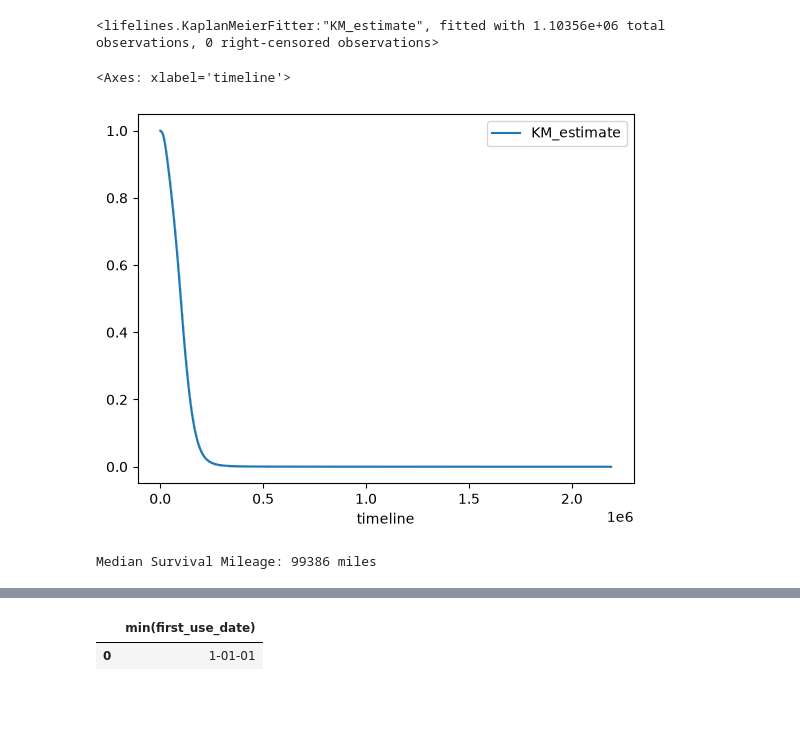
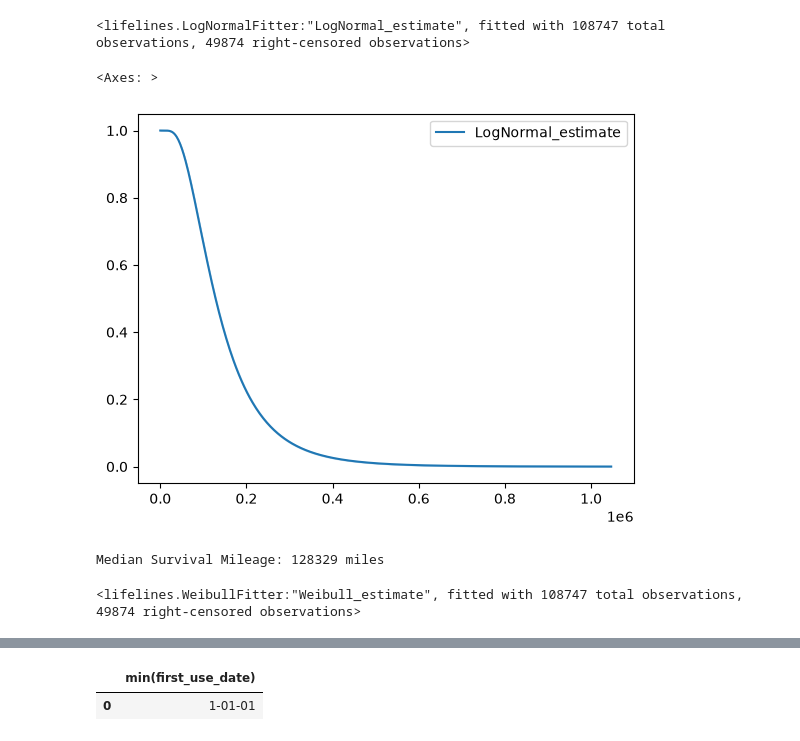
Before and after one commit to Nasser-Sanchez/UK-MOT-Reliability-Analysis, a Jupyter notebook: notebooks/survival_analysis.ipynb, the cells around one changed output, grey strips where cells are left out. Cells and saved outputs as stored; diff of their text form; code cells hidden in the pictures; blank space fills up the shorter version.

Commit message:
experiment with lognormal and weibull survival models

```diff
--- a/notebooks/survival_analysis.ipynb
+++ b/notebooks/survival_analysis.ipynb
@@ -91,27 +50,34 @@ Median Survival Mileage: 943168 miles
-# %%
-kmf = KaplanMeierFitter()
-
-kmf.fit(
-    df['mileage_interval'],
-    event_observed=df['event_interval']
-)
-# %% [output]
-<lifelines.KaplanMeierFitter:"KM_estimate", fitted with 1.10356e+06 total observations, 0 right-censored observations>
-# %%
-kmf.plot()
-# %% [output]
-<Axes: xlabel='timeline'>
-[figure, removed]
-# %%
-print(f"Median Survival Mileage: {kmf.median_survival_time_:.0f} miles")
-# %% [output]
-Median Survival Mileage: 99386 miles
 # %%
 counts = df['make'].value_counts()
 
 # 2. Identify makes with > 5000 entries
-valid_makes = counts[counts > 100].index
+valid_makes = counts[counts > 1000].index
 
 # 3. Filter the dataframe
 df_sample = df[df['make'].isin(valid_makes)]
-df_sample = df_sample.sample(frac=0.3, random_state=123)
+df_sample = df_sample.groupby('event').sample(frac=0.1, random_state=123)
+# %%
+lnf = LogNormalFitter()
+lnf.fit(
+    df_sample['mileage_estimate'],
+    df_sample['event_interval']
+)
+# %% [output]
+<lifelines.LogNormalFitter:"LogNormal_estimate", fitted with 108747 total observations, 49874 right-censored observations>
+# %%
+lnf.plot_survival_function()
+# %% [output]
+<Axes: >
+[figure, added]
+# %%
+print(f"Median Survival Mileage: {lnf.median_survival_time_:.0f} miles")
+# %% [output]
+Median Survival Mileage: 128329 miles
+# %%
+wf = WeibullFitter()
+wf.fit(
+    df_sample['mileage_estimate'],
+    df_sample['event_interval']
+)
+# %% [output]
+<lifelines.WeibullFitter:"Weibull_estimate", fitted with 108747 total observations, 49874 right-censored observations>
```
Also changed, not shown: parts of 22 cells of this notebook.
